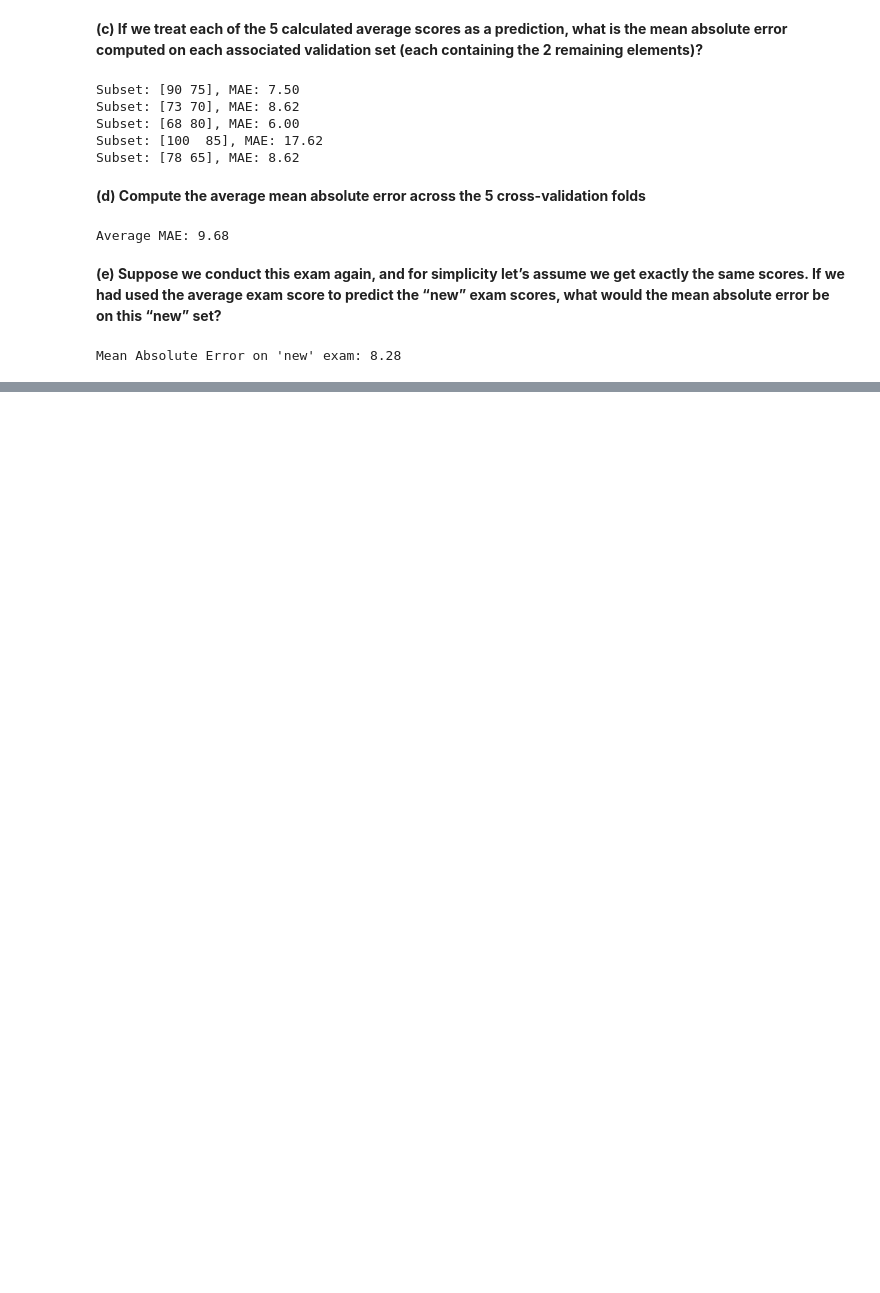
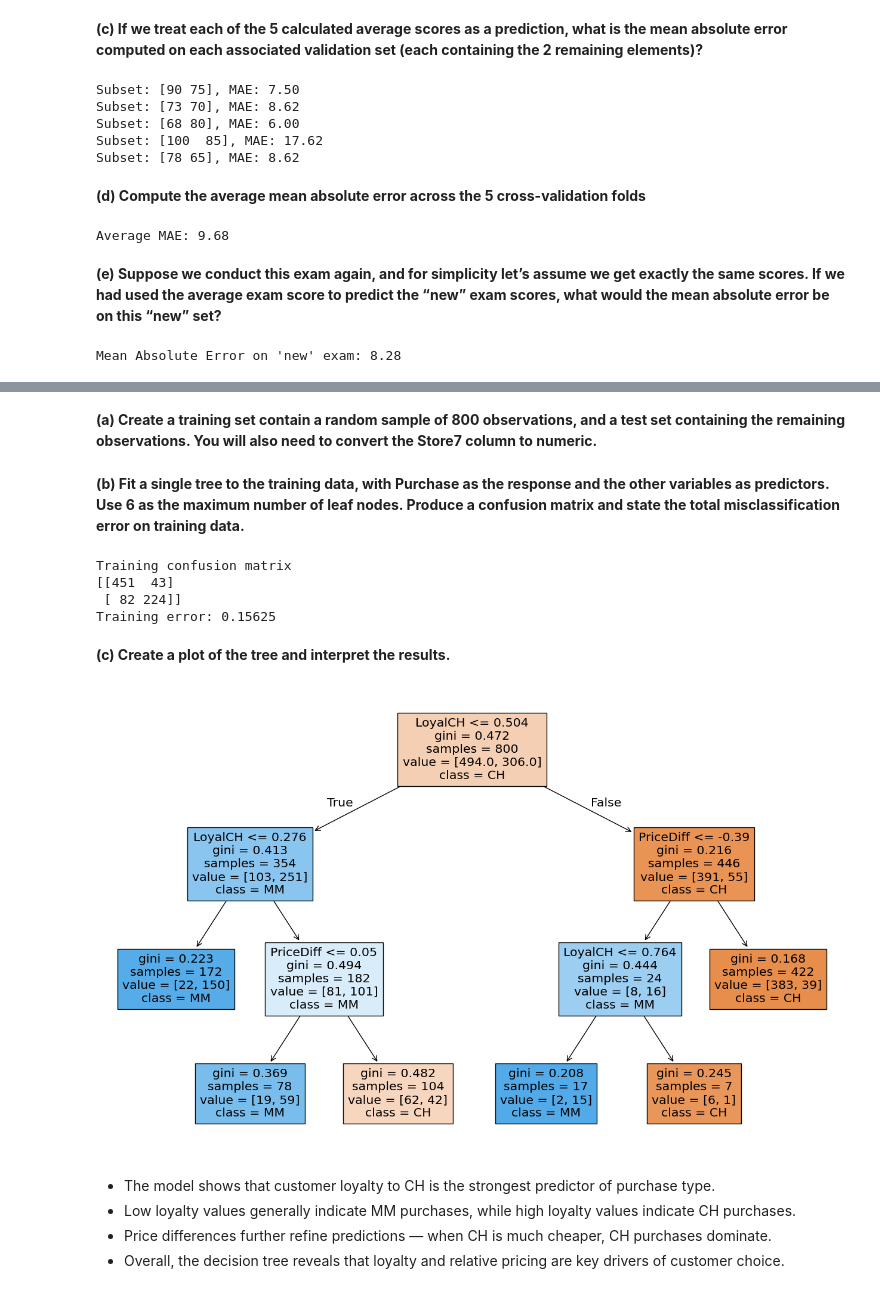
Before and after one commit to rachellecloutier/code_2600, a Jupyter notebook: homework4.ipynb, the cells around one changed output, grey strips where cells are left out. Saved outputs shown, nothing was run; the diff lists cells and outputs as text; code cells hidden in the pictures; blank space fills up the shorter version.

Commit message:
tree 1

```diff
--- a/homework4.ipynb
+++ b/homework4.ipynb
@@ -125,0 +128,56 @@ Mean Absolute Error on 'new' exam: 8.28
+# %%
+import pandas as pd
+from ISLP import load_data
+import matplotlib.pyplot as plt
+import statsmodels.api as sm
+from sklearn.model_selection import train_test_split
+from sklearn.metrics import confusion_matrix, accuracy_score
+from sklearn.tree import (DecisionTreeClassifier as DTC,
+                          DecisionTreeRegressor as DTR,
+                          plot_tree,
+                          export_text)
+
+#load dataset
+OJ = load_data('OJ')
+# %% [markdown]
+**(a) Create a training set contain a random sample of 800 observations, and a test set containing the remaining observations. You will also need to convert the Store7 column to numeric.**
+# %%
+OJ['Store7'] = OJ['Store7'].map({'Yes': 1, 'No': 0})
+
+train, test = train_test_split(OJ, train_size=800, random_state=42)
+# %% [markdown]
+**(b) Fit a single tree to the training data, with Purchase as the response and the other variables as predictors. Use 6 as the maximum number of leaf nodes. Produce a confusion matrix and state the total misclassification error on training data.**
+# %%
+y_train = train['Purchase']
+X_train = train.drop('Purchase', axis=1)
+y_test = test['Purchase']
+X_test = test.drop('Purchase', axis=1)
+
+tree1 = DTC(max_leaf_nodes=6)
+tree1.fit(X_train, y_train)
+
+pred_train = tree1.predict(X_train)
+conf_train = confusion_matrix(y_train, pred_train)
+train_error = 1 - accuracy_score(y_train, pred_train)
+
+print("Training confusion matrix")
+print(conf_train)
+print(f'Training error: {train_error}')
+# %% [output]
+Training confusion matrix
+[[451  43]
+ [ 82 224]]
+Training error: 0.15625
+# %% [markdown]
+**(c) Create a plot of the tree and interpret the results.**
+# %%
+plt.figure(figsize=(16,10))
+plot_tree(tree1, feature_names=X_train.columns, class_names=['CH', 'MM'], filled=True)
+plt.show()
+# %% [output]
+[figure, added]
+# %% [markdown]
+- The model shows that customer loyalty to CH is the strongest predictor of purchase type.
+- Low loyalty values generally indicate MM purchases, while high loyalty values indicate CH purchases.
+- Price differences further refine predictions — when CH is much cheaper, CH purchases dominate.
+- Overall, the decision tree reveals that loyalty and relative pricing are key drivers of customer choice.
```
Also changed, not shown: parts of 1 cell of this notebook.
